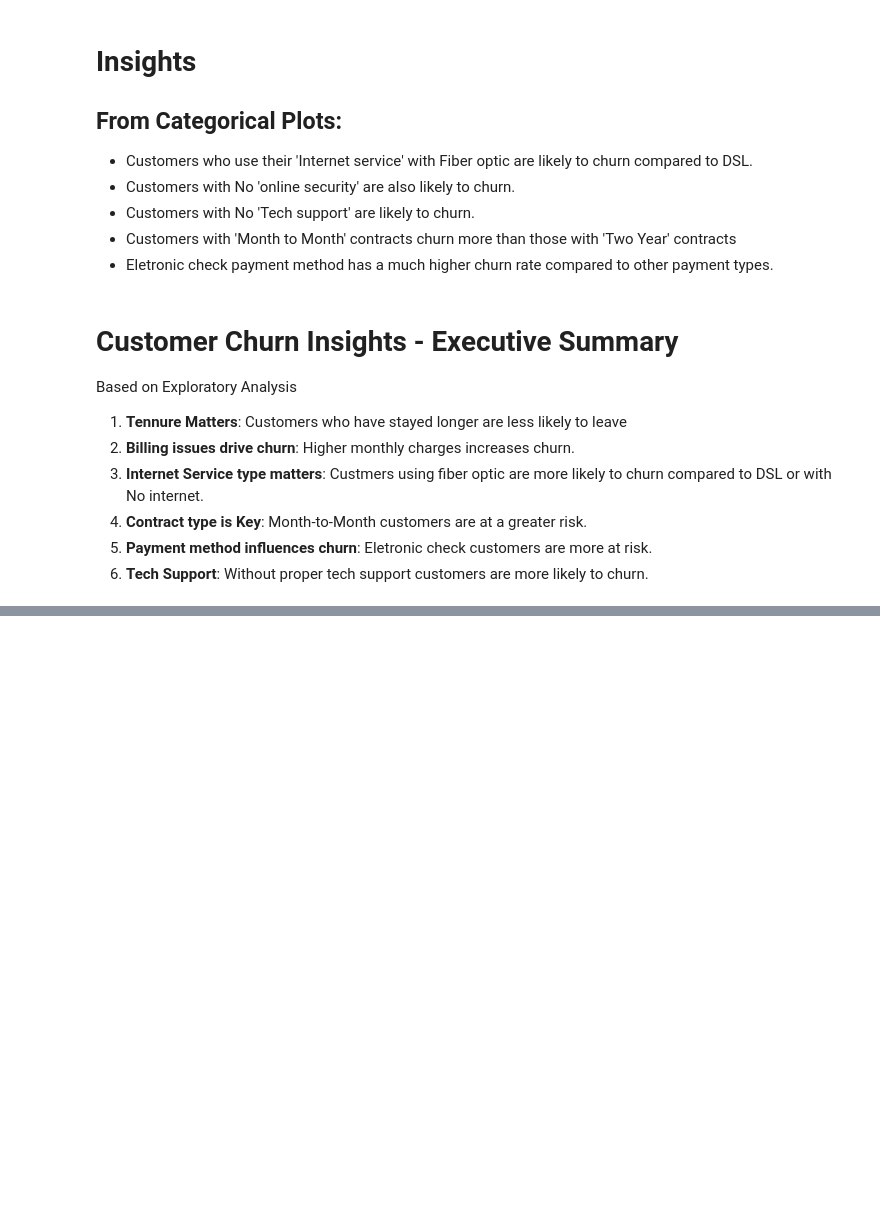
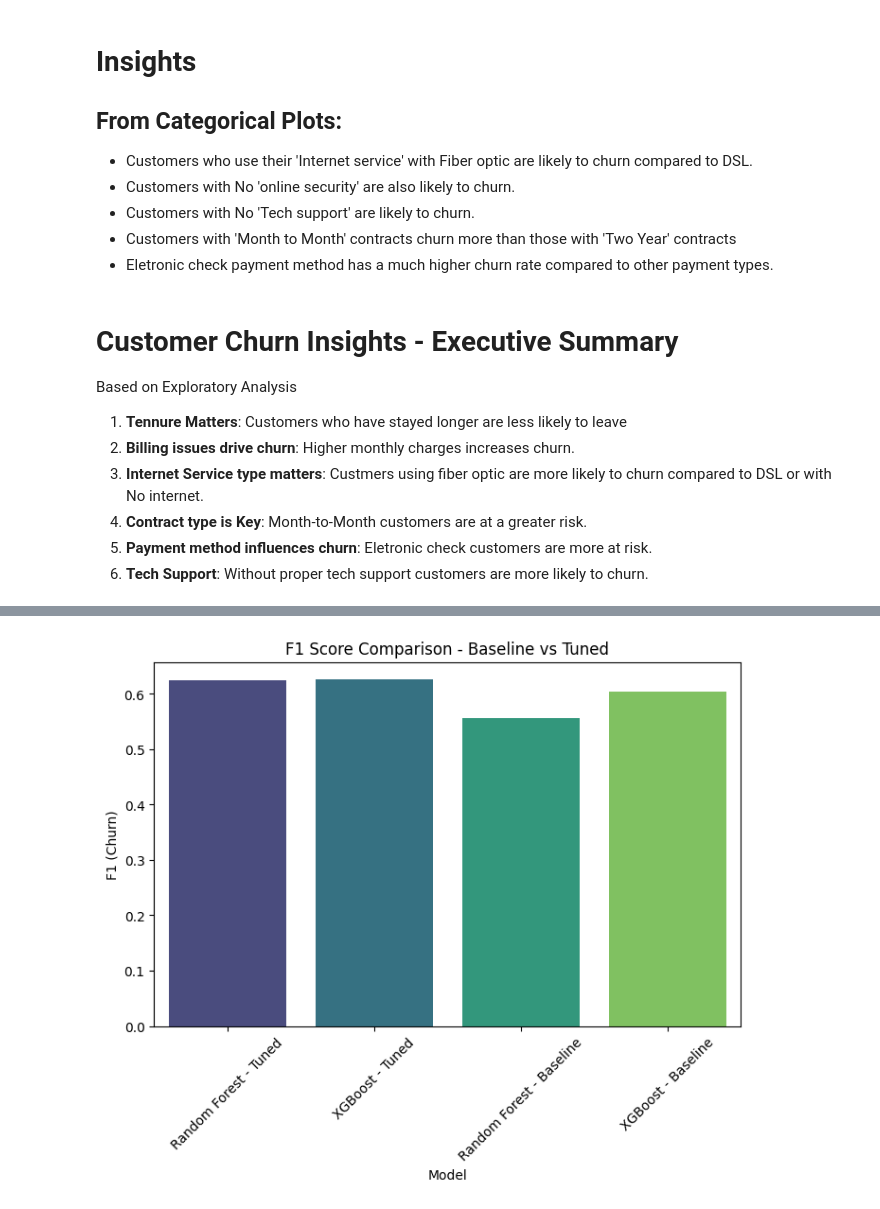
Before and after one commit to BHARATH077/customer-churn-ml, a Jupyter notebook: notebooks/01_data_exploration.ipynb, the cells around one changed output, grey strips where cells are left out. Drawn from its saved outputs; the diff is of its cells as text; code cells hidden in the pictures; blank space fills up the shorter version.

```diff
--- a/notebooks/01_data_exploration.ipynb
+++ b/notebooks/01_data_exploration.ipynb
@@ -283,0 +465,88 @@ print(classification_report(y_test, y_pred))
+# %%
+# Hyperparameter Tuning (XGBoost & Random Forest)
+
+# Import Required Libraries
+from sklearn.model_selection import RandomizedSearchCV, GridSearchCV
+import numpy as np
+
+# Tune Random Forest
+# Random Forest hyperparameter grid
+rf_param_grid = {
+    'n_estimators': [100, 200, 300, 500],
+    'max_depth': [None, 5, 10, 15],
+    'min_samples_split': [2, 5, 10],
+    'min_samples_leaf': [1, 2, 4],
+    'bootstrap': [True, False]
+}
+
+rf_random = RandomizedSearchCV(
+    estimator=rf,
+    param_distributions=rf_param_grid,
+    n_iter=20,  # sample 20 combinations
+    cv=3,
+    verbose=2,
+    random_state=42,
+    n_jobs=-1,
+    scoring="f1"  # optimize for churn class
+)
+
+rf_random.fit(X_train, y_train)
+
+print("Best Random Forest Params:", rf_random.best_params_)
+
+best_rf = rf_random.best_estimator_
+
+y_pred_rf_tuned = best_rf.predict(X_test)
+y_prob_rf_tuned = best_rf.predict_proba(X_test)[:,1]
+
+# Tune XGBoost
+xgb_param_grid = {
+    'n_estimators': [200, 300, 500],
+    'max_depth': [3, 5, 7, 10],
+    'learning_rate': [0.01, 0.05, 0.1, 0.2],
+    'subsample': [0.7, 0.8, 1.0],
+    'colsample_bytree': [0.7, 0.8, 1.0],
+    'gamma': [0, 1, 5],
+    'scale_pos_weight': [1, (len(y_train) - y_train.sum()) / y_train.sum()]  # imbalance
+}
+
+xgb_random = RandomizedSearchCV(
+    estimator=xgb,
+    param_distributions=xgb_param_grid,
+    n_iter=30,  # sample 30 combinations
+    cv=3,
+    verbose=2,
+    random_state=42,
+    n_jobs=-1,
+    scoring="f1"
+)
+
+xgb_random.fit(X_train, y_train)
+
+print("Best XGBoost Params:", xgb_random.best_params_)
+
+best_xgb = xgb_random.best_estimator_
+
+y_pred_xgb_tuned = best_xgb.predict(X_test)
+y_prob_xgb_tuned = best_xgb.predict_proba(X_test)[:,1]
+
+# Compare Models Before vs After Tuning
+# Collect tuned results
+results = []
+results.append(evaluate_model("Random Forest - Tuned", y_test, y_pred_rf_tuned, y_prob_rf_tuned))
+results.append(evaluate_model("XGBoost - Tuned", y_test, y_pred_xgb_tuned, y_prob_xgb_tuned))
+
+# Add old baseline results for comparison
+results.append(evaluate_model("Random Forest - Baseline", y_test, y_pred_rf, y_prob_rf))
+results.append(evaluate_model("XGBoost - Baseline", y_test, y_pred_xgb, y_prob_xgb))
+
+results_df = pd.DataFrame(results)
+print(results_df.sort_values("ROC-AUC", ascending=False))
+
+# Visualize Improvements
+plt.figure(figsize=(8,5))
+sns.barplot(data=results_df, x="Model", y="F1 (Churn)", palette="viridis")
+plt.title("F1 Score Comparison - Baseline vs Tuned")
+plt.xticks(rotation=45)
+plt.show()
+# %% [output]
@@ -283,0 +574 @@ print(classification_report(y_test, y_pred))
+[figure, added]
```
Also changed, not shown: parts of 7 cells of this notebook.
